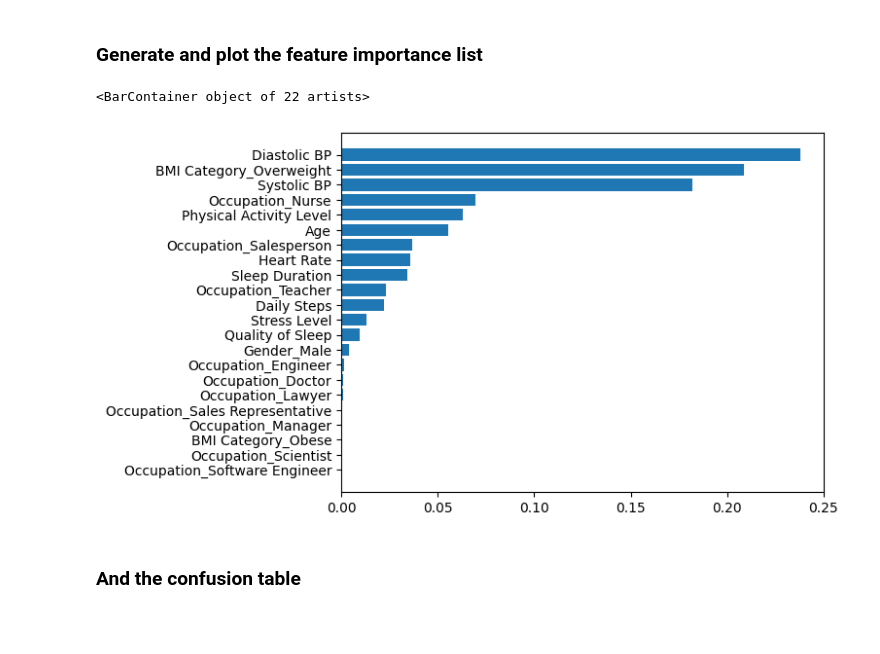
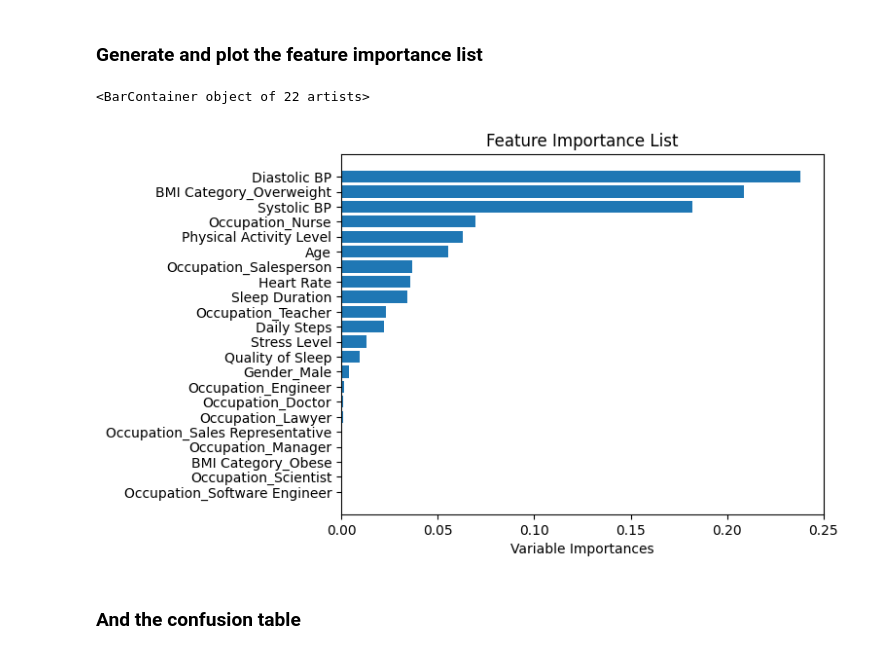
Before and after one commit to ehowells/2600-final-project, a Jupyter notebook: final_project.ipynb, the cells around one changed output. Cells and saved outputs as stored; diff of their text form; code cells hidden in the pictures; blank space fills up the shorter version.

```diff
--- a/final_project.ipynb
+++ b/final_project.ipynb
@@ -329,17 +329,19 @@ test misclassification rate:  0.0967741935483871
 # %%
 feature_imp = pd.DataFrame(
     {'importance':rf.feature_importances_},
     index=x_train.columns)
 
 # drop intercept since it is only used in logistic regression
 feature_imp = feature_imp.drop('intercept')
 
 feature_imp_sorted = feature_imp.sort_values(by='importance')
 
+plt.title('Feature Importance List')
+plt.xlabel('Variable Importances')
 plt.barh(feature_imp_sorted.index, feature_imp_sorted['importance'])
 # %% [output]
 <BarContainer object of 22 artists>
-[figure, old version]
+[figure, new version]
 # %% [markdown]
 ### And the confusion table
 # %%
```
